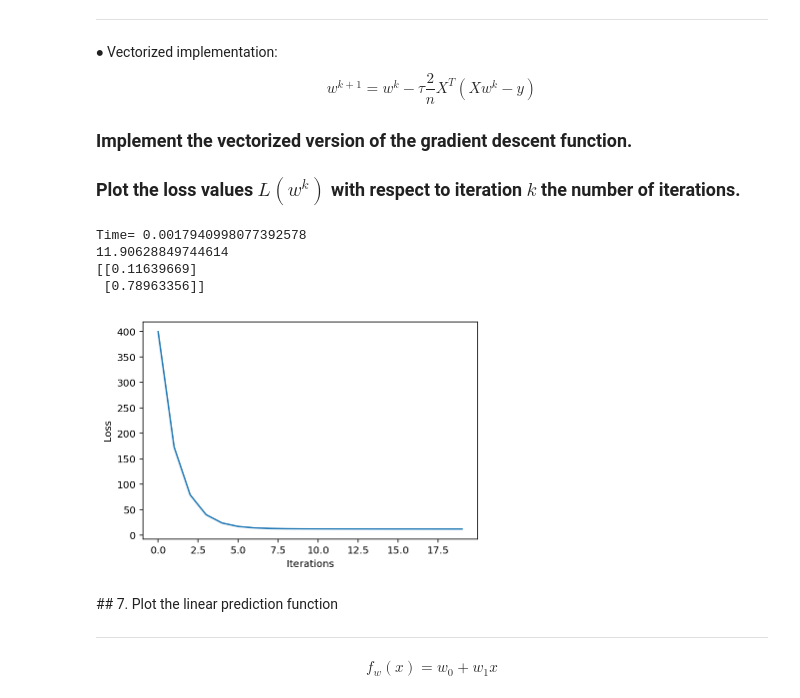
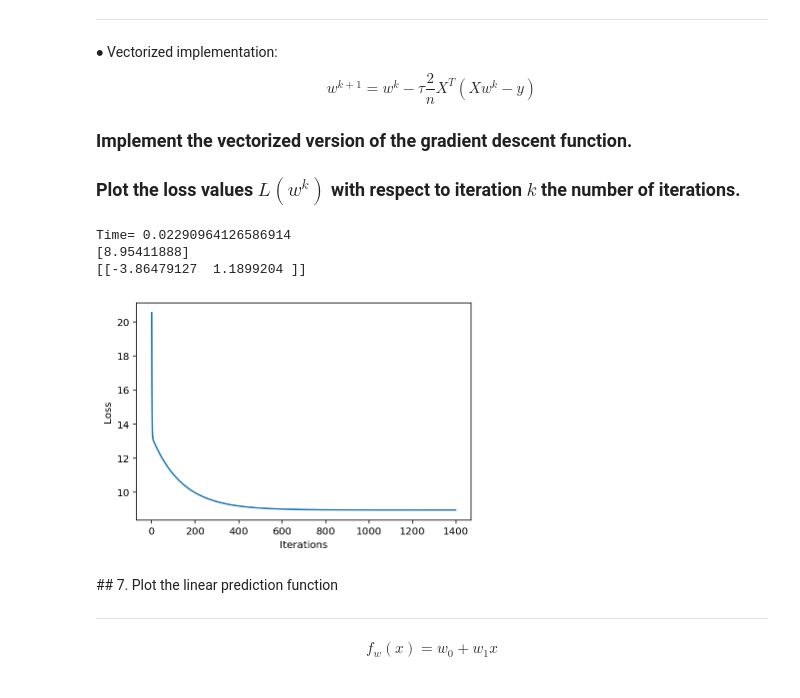
Before and after one commit to kiissy/machine-learning, a Jupyter notebook: assignment_02_b.ipynb, the cells around one changed output. Cells and saved outputs as stored; diff of their text form; code cells hidden in the pictures.

Commit message:
Implement the gradient descent algorithm

```diff
--- a/assignment_02_b.ipynb
+++ b/assignment_02_b.ipynb
@@ -199,5 +199,5 @@ def grad_loss(y_pred,y,X):
 
 
 # Test grad function
-y_pred =
+y_pred = f_pred(X,w)
 grad = grad_loss(y_pred,y,X)
@@ -216,47 +218,46 @@ $$
 # %%
 # gradient descent function definition
 def grad_desc(X, y, w_init, tau, max_iter):
 
-    L_iters = # record the loss values
-    w_iters = # record the parameter values
+    L_iters = np.full([max_iter, 1], -1, dtype=np.float64) # record the loss values
+    w_iters = np.full([max_iter, 2], -1, dtype=np.float64) # record the parameter values
     w = w_init # initialization
 
     for i in range(max_iter): # loop over the iterations
 
-        y_pred = # linear predicition function
-        grad_f = # gradient of the loss
-        w = # update rule of gradient descent
-        L_iters[i] = # save the current loss value
-        w_iters[i,:] = # save the current w value
+        y_pred = f_pred(X,w) # linear predicition function
+        grad_f = grad_loss(y_pred,y,X) # gradient of the loss
+        w = w - tau * grad_f # update rule of gradient descent
+        L_iters[i] = loss_mse(y_pred,y) # save the current loss value
+        w_iters[i,:] = w # save the current w value
 
     return w, L_iters, w_iters
 
 
 # run gradient descent algorithm
 start = time.time()
-w_init =
-tau =
-max_iter =
+w_init = [1, 1]
+tau = 0.01
+max_iter = 1400
 
 w, L_iters, w_iters = grad_desc(X,y,w_init,tau,max_iter)
 
 print('Time=',time.time() - start) # plot the computational cost
-print( ) # plot the last value of the loss
-print( ) # plot the last value of the parameter w
+print(L_iters[max_iter - 1]) # plot the last value of the loss
+print(w_iters[[max_iter - 1]]) # plot the last value of the parameter w
 
 
 # plot
 plt.figure(2)
-plt.plot() # plot the loss curve
+plt.plot(L_iters) # plot the loss curve
 plt.xlabel('Iterations')
 plt.ylabel('Loss')
 plt.show()
 # %% [output]
-Time= 0.0017940998077392578
-11.90628849744614
-[[0.11639669]
- [0.78963356]]
+Time= 0.02290964126586914
+[8.95411888]
+[[-3.86479127  1.1899204 ]]
-[figure, old version]
+[figure, new version]
 # %% [markdown]
 ## 7. Plot the linear prediction function
 <hr>
```
Also changed, not shown: parts of 1 cell of this notebook.
